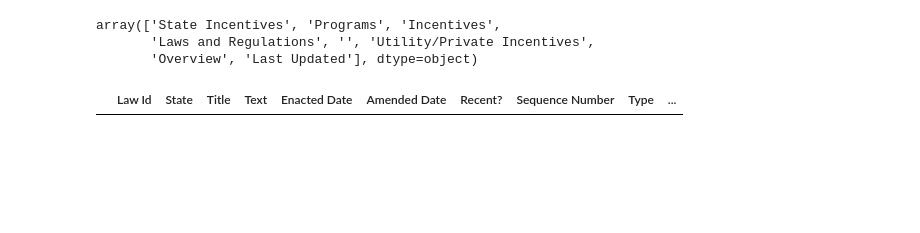
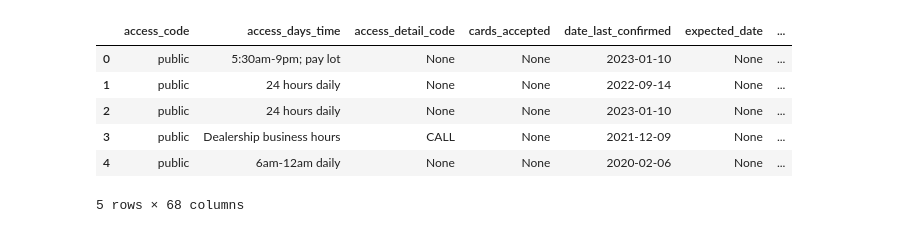
Before and after one commit to minmincg/ElectricCar_Analysis, a Jupyter notebook: stations.ipynb, the cells around one changed output. Saved outputs shown, nothing was run; the diff lists cells and outputs as text; code cells hidden in the pictures; blank space fills up the shorter version.

Commit message:
created stations and incentives jupyter notebooks and csv files in Resources

```diff
--- a/stations.ipynb
+++ b/stations.ipynb
@@ -4,6 +4,14 @@ import json
 from config import api_key
 import pandas as pd
 # %%
-# url=f"https://developer.nrel.gov/api/battery-policies/v1/policies.json?api_key={api_key}"
-url=f"https://developer.nrel.gov/api/transportation-incentives-laws/v1.json?api_key={api_key}&technology=hy,elec,phev,hev,nevs"
-data=requests.get(url).json()
+params={
+    "fuel_type":"ELEC",
+    "limit":"all",
+    "country":"US",
+    "access":"public",
+    "api_key":api_key
+
+}
+url=f"https://developer.nrel.gov/api/alt-fuel-stations/v1.json?"#api_key={api_key}
+data=requests.get(url,params=params).json()
+data
@@ -29,6 +35,0 @@ incentives_df
-# %%
-incentives_df["type"].unique()
-# %% [output]
-array(['State Incentives', 'Programs', 'Incentives',
-       'Laws and Regulations', '', 'Utility/Private Incentives',
-       'Overview', 'Last Updated'], dtype=object)
@@ -37,4 +36,11 @@ data2=pd.read_csv("laws_and_incentives (Feb 15 2023).csv")
-# %%
-data2.loc[data2["Law Id"].isin(voids)]
-# %% [output]
-|  | Law Id | State | Title | Text | Enacted Date | Amended Date | Recent? | Sequence Number | Type | ... |
+# %%
+all_stations_df=pd.DataFrame(data["fuel_stations"])
+all_stations_df.head()
+# %% [output]
+|  | access_code | access_days_time | access_detail_code | cards_accepted | date_last_confirmed | expected_date | ... |
+| 0 | public | 5:30am-9pm; pay lot | None | None | 2023-01-10 | None | ... |
+| 1 | public | 24 hours daily | None | None | 2022-09-14 | None | ... |
+| 2 | public | 24 hours daily | None | None | 2023-01-10 | None | ... |
+| 3 | public | Dealership business hours | CALL | None | 2021-12-09 | None | ... |
+| 4 | public | 6am-12am daily | None | None | 2020-02-06 | None | ... |
+5 rows × 68 columns
```
Also changed, not shown: parts of 7 cells of this notebook, 6 other files.
